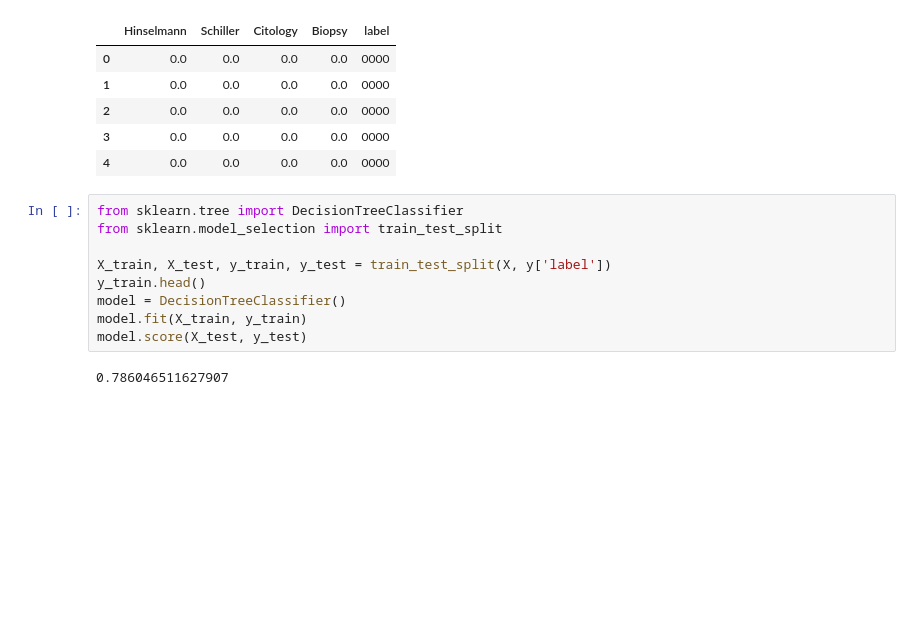
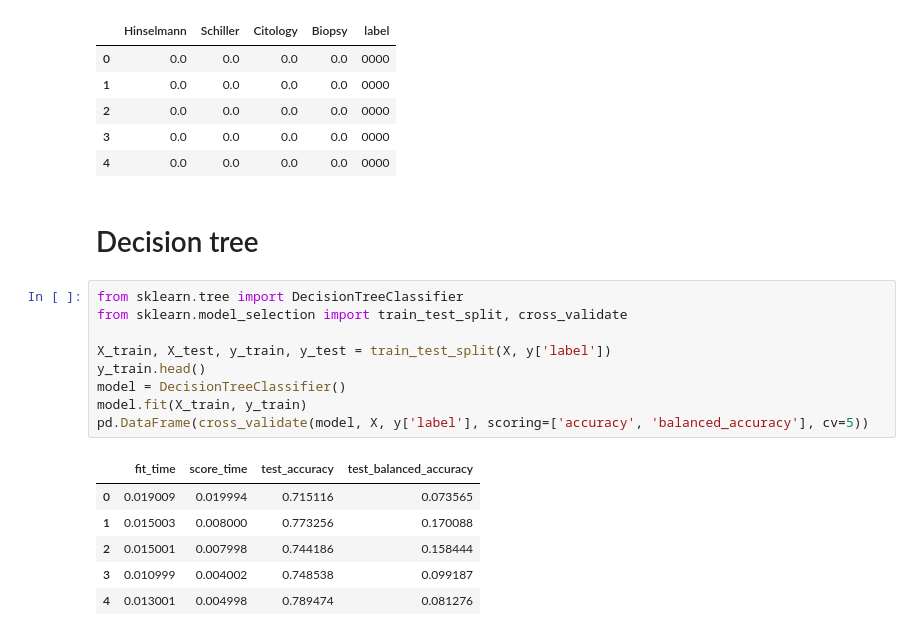
Before and after one commit to MatusPilnan/oznal-projekt-2020, a Jupyter notebook: oznal.ipynb, the cells around one changed output. Cells and saved outputs as stored; diff of their text form; blank space fills up the shorter version.

```diff
--- a/oznal.ipynb
+++ b/oznal.ipynb
@@ -232,14 +232,21 @@ y.head()
 | 2 | 0.0 | 0.0 | 0.0 | 0.0 | 0000 |
 | 3 | 0.0 | 0.0 | 0.0 | 0.0 | 0000 |
 | 4 | 0.0 | 0.0 | 0.0 | 0.0 | 0000 |
+# %% [markdown]
+# Decision tree
 # %%
 from sklearn.tree import DecisionTreeClassifier
-from sklearn.model_selection import train_test_split
+from sklearn.model_selection import train_test_split, cross_validate
 
 X_train, X_test, y_train, y_test = train_test_split(X, y['label'])
 y_train.head()
 model = DecisionTreeClassifier()
 model.fit(X_train, y_train)
-model.score(X_test, y_test)
+pd.DataFrame(cross_validate(model, X, y['label'], scoring=['accuracy', 'balanced_accuracy'], cv=5))
 # %% [output]
-0.786046511627907
+|  | fit_time | score_time | test_accuracy | test_balanced_accuracy |
+| 0 | 0.019009 | 0.019994 | 0.715116 | 0.073565 |
+| 1 | 0.015003 | 0.008000 | 0.773256 | 0.170088 |
+| 2 | 0.015001 | 0.007998 | 0.744186 | 0.158444 |
+| 3 | 0.010999 | 0.004002 | 0.748538 | 0.099187 |
+| 4 | 0.013001 | 0.004998 | 0.789474 | 0.081276 |
```
Also changed, not shown: parts of 3 cells of this notebook.
